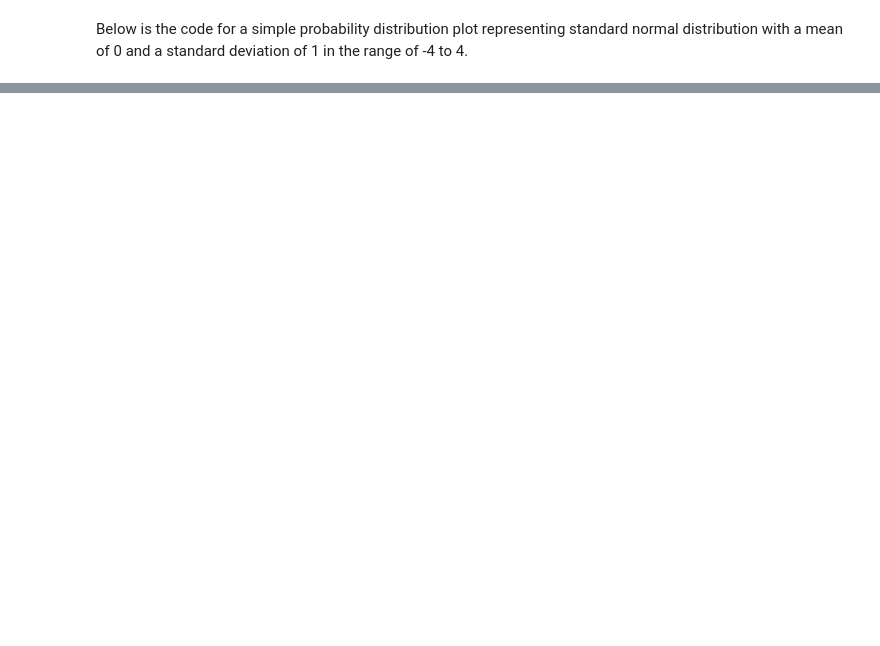
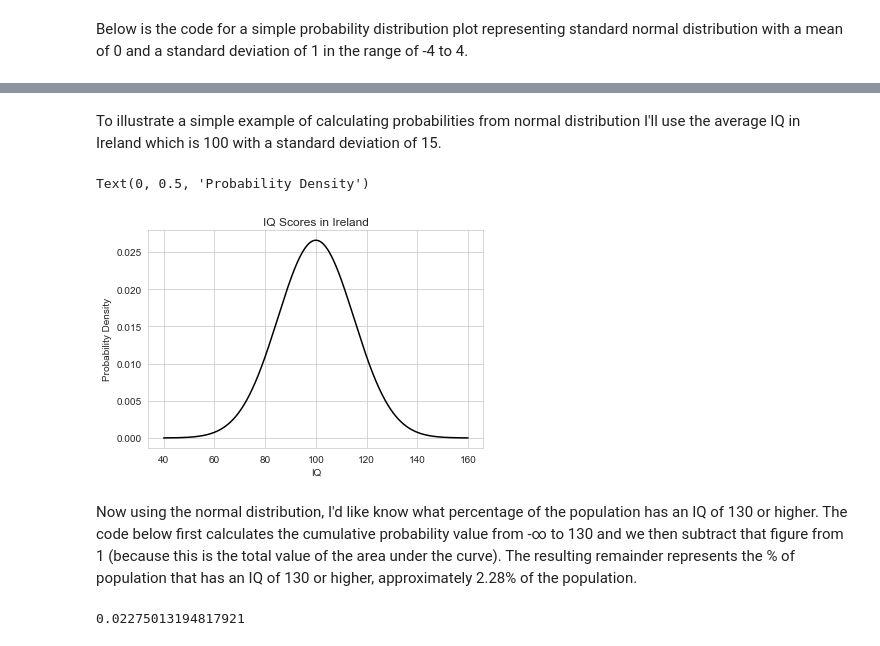
Before and after one commit to Scunnies/funddata_assessment, a Jupyter notebook: Normal Distribution/Normal Distribution Assessment Notebook.ipynb, the cells around one changed output, grey strips where cells are left out. Cells and saved outputs as stored; diff of their text form; code cells hidden in the pictures; blank space fills up the shorter version.

```diff
--- a/Normal Distribution/Normal Distribution Assessment Notebook.ipynb
+++ b/Normal Distribution/Normal Distribution Assessment Notebook.ipynb
@@ -36,3 +61,36 @@ plt.show()
+# %% [markdown]
+To illustrate a simple example of calculating probabilities from normal distribution I'll use the average IQ in Ireland which is 100 with a standard deviation of 15.
+# %%
+# import libraries
+
+from scipy.stats import norm
+import numpy as np
+import matplotlib.pyplot as plt
+import seaborn as sb
+
+# Creating the distribution
+data = np.arange(40, 160, 0.01) # specifying the range and step value
+pdf = norm.pdf(data, loc = 100, scale = 15) # where loc is our mean and scale is standard deviation
+
+#Visualizing the distribution
+
+sb.set_style('whitegrid')
+sb.lineplot(x = data, y = pdf , color = 'black')
+plt.title("IQ Scores in Ireland")
+plt.xlabel('IQ')
+plt.ylabel('Probability Density')
+# %% [output]
+Text(0, 0.5, 'Probability Density')
+[figure, added]
+# %% [markdown]
+Now using the normal distribution, I'd like know what percentage of the population has an IQ of 130 or higher.  The code below first calculates the cumulative probability value from -∞ to 130 and we then subtract that figure from 1 (because this is the total value of the area under the curve). The resulting remainder represents the % of population that has an IQ of 130 or higher, approximately 2.28% of the population.
+# %%
+
+cdf_value = norm(loc = 100 , scale = 15).cdf(130)
+prob = 1 - cdf_value
+print(prob)
+# %% [output]
+0.02275013194817921
 # %% [markdown]
 ### References
 
```
Also changed, not shown: parts of 8 cells of this notebook, 1 other file.
